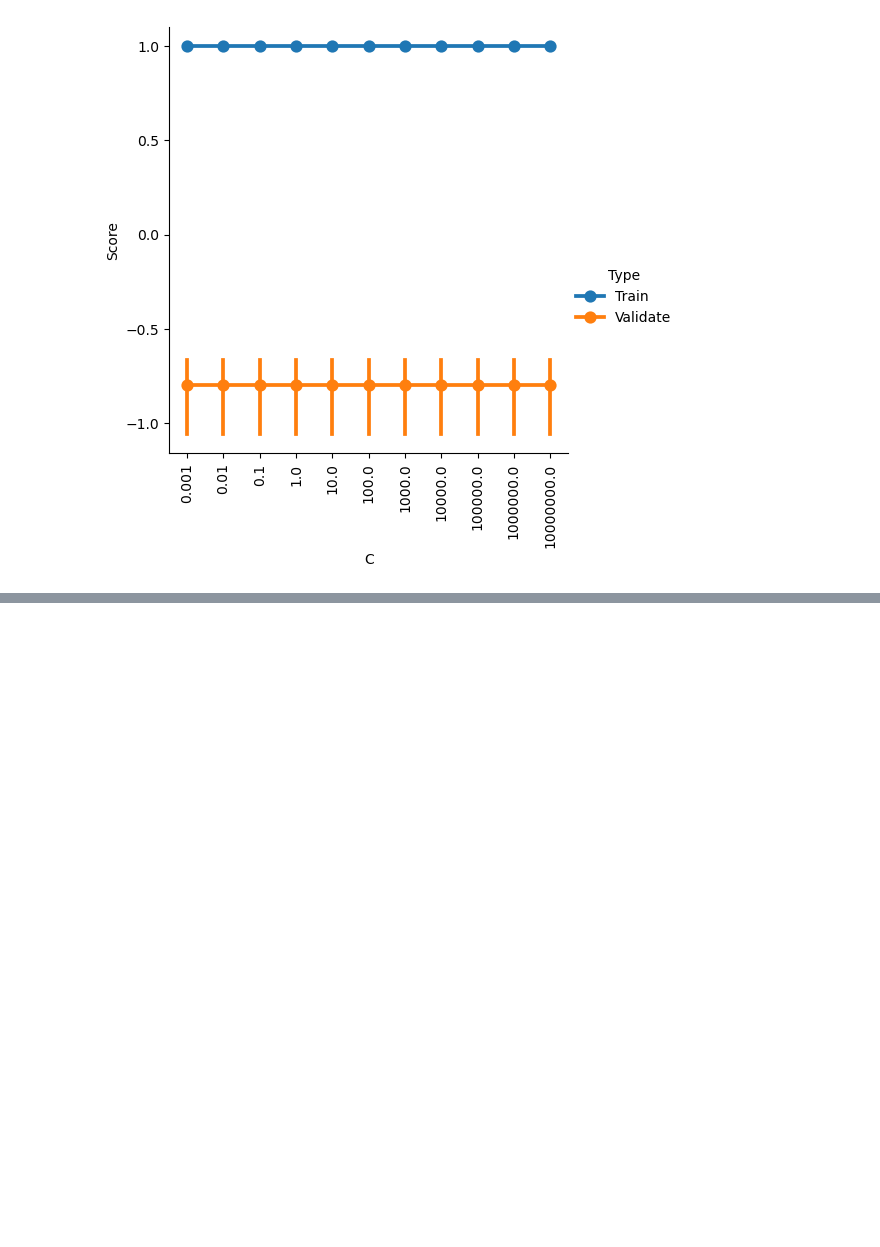
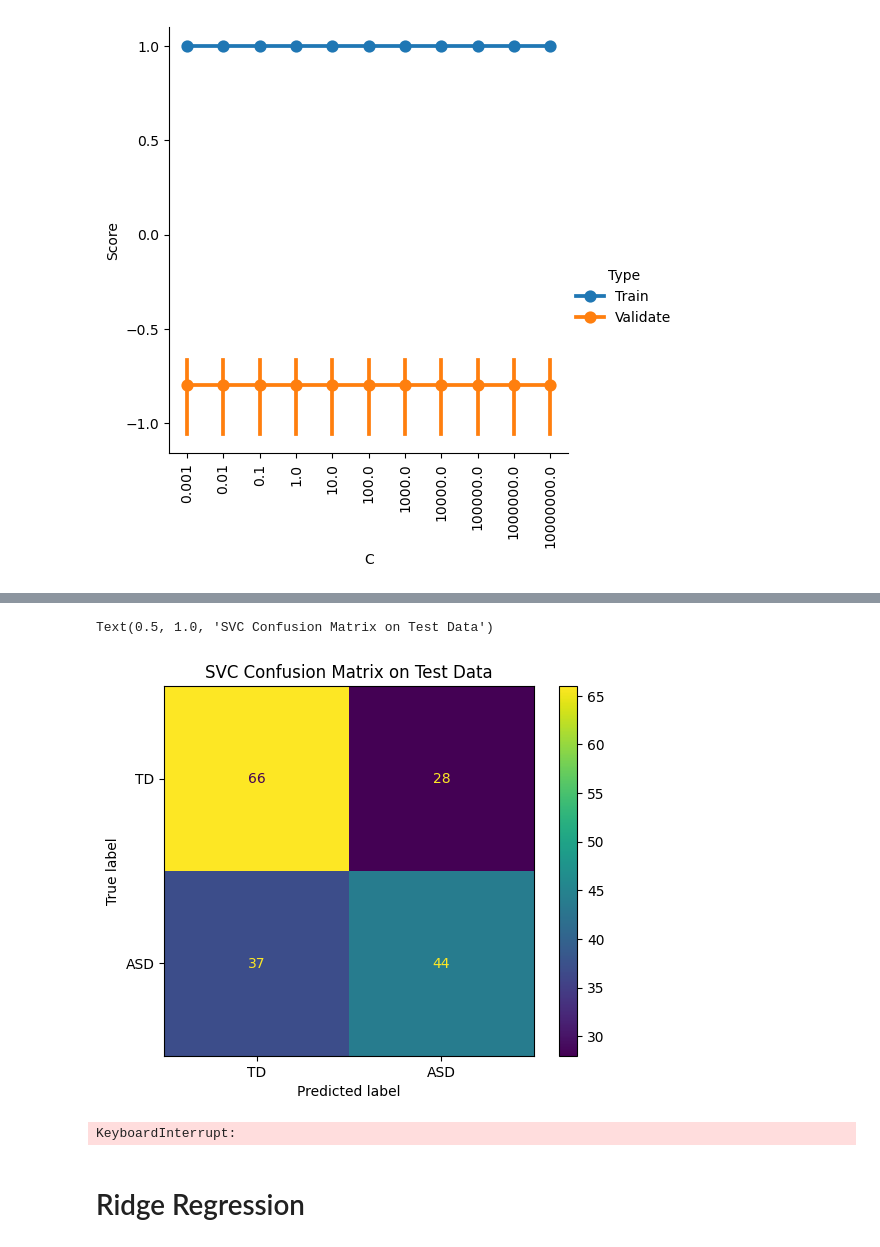
Before and after one commit to brainhack-school2026/Liu_project, a Jupyter notebook: ABIDE_classification.ipynb, the cells around one changed output, grey strips where cells are left out. Drawn from its saved outputs; the diff is of its cells as text; code cells hidden in the pictures; blank space fills up the shorter version.

```diff
--- a/ABIDE_classification.ipynb
+++ b/ABIDE_classification.ipynb
@@ -230,7 +278,7 @@ y_asd = np.array(pheno['DX_GROUP'].apply(lambda x: 0 if x == 2 else 1))
 # %%
 # Train-test split
 X_train, X_test, y_train, y_test = train_test_split(
-    X_difumo,
+    X_conn,
     y_asd,
     test_size = 0.2,
     stratify = y_asd,
@@ -286,0 +362,5 @@ g.set_xticklabels(C_range, rotation=90)
+# %%
+svc_final = svc.fit(X_train_scl, y_train)
+y_pred = svc_final.predict(X_test_scl)
+
+print(classification_report(y_test, y_pred))
@@ -286,0 +376,23 @@ g.set_xticklabels(C_range, rotation=90)
+# %%
+metrics.ConfusionMatrixDisplay.from_predictions(
+    y_test,
+    y_pred,
+    labels = [0, 1],
+    display_labels = ['TD', 'ASD']
+)
+
+plt.title('SVC Confusion Matrix on Test Data')
+# %% [output]
+Text(0.5, 1.0, 'SVC Confusion Matrix on Test Data')
+[figure, added]
+# %%
+score, perm_score, pvlaue = permutation_test_score(
+    svc,
+    X_train_scl,
+    y_train,
+    cv = 5,
+    n_permutations = 100,
+    random_state = 42
+)
+# %% [output]
+KeyboardInterrupt:
@@ -286,0 +410,2 @@ g.set_xticklabels(C_range, rotation=90)
+# %% [markdown]
+# Ridge Regression
```
Also changed, not shown: parts of 26 cells of this notebook.
